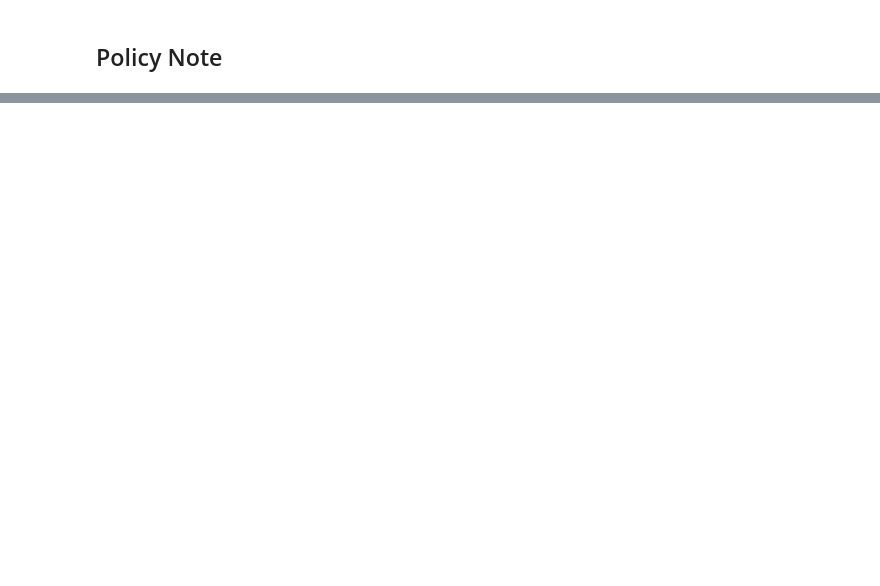
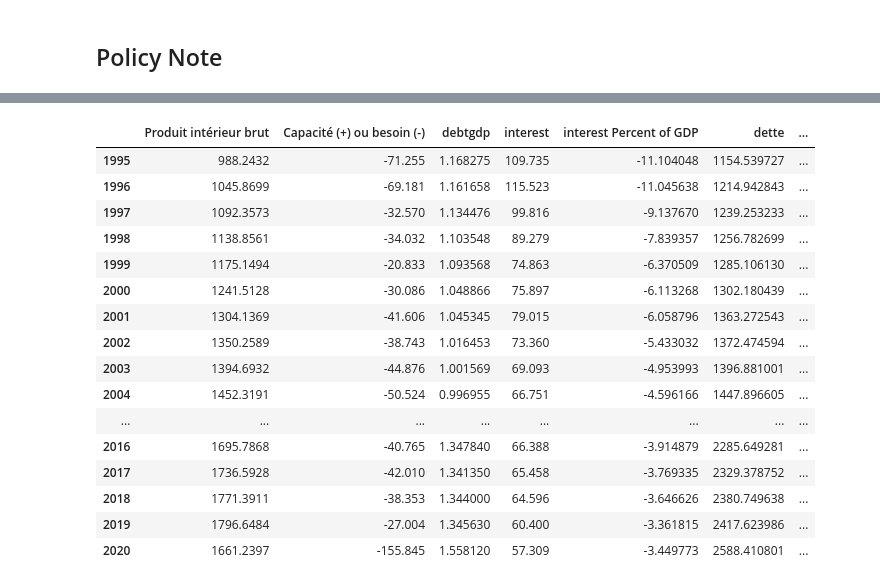
Before and after one commit to alexwellman/macrodata-wellman, a Jupyter notebook: Policy note/Note_Figs2.ipynb, the cells around one changed output, grey strips where cells are left out. Cells and saved outputs as stored; diff of their text form; code cells hidden in the pictures; blank space fills up the shorter version.

```diff
--- a/Policy note/Note_Figs2.ipynb
+++ b/Policy note/Note_Figs2.ipynb
@@ -121,0 +125,20 @@ for country in countries:
+# %%
+df_IT
+# %% [output]
+|  | Produit intérieur brut | Capacité (+) ou besoin (-) | debtgdp | interest | interest Percent of GDP | dette | ... |
+| 1995 | 988.2432 | -71.255 | 1.168275 | 109.735 | -11.104048 | 1154.539727 | ... |
+| 1996 | 1045.8699 | -69.181 | 1.161658 | 115.523 | -11.045638 | 1214.942843 | ... |
+| 1997 | 1092.3573 | -32.570 | 1.134476 | 99.816 | -9.137670 | 1239.253233 | ... |
+| 1998 | 1138.8561 | -34.032 | 1.103548 | 89.279 | -7.839357 | 1256.782699 | ... |
+| 1999 | 1175.1494 | -20.833 | 1.093568 | 74.863 | -6.370509 | 1285.106130 | ... |
+| 2000 | 1241.5128 | -30.086 | 1.048866 | 75.897 | -6.113268 | 1302.180439 | ... |
+| 2001 | 1304.1369 | -41.606 | 1.045345 | 79.015 | -6.058796 | 1363.272543 | ... |
+| 2002 | 1350.2589 | -38.743 | 1.016453 | 73.360 | -5.433032 | 1372.474594 | ... |
+| 2003 | 1394.6932 | -44.876 | 1.001569 | 69.093 | -4.953993 | 1396.881001 | ... |
+| 2004 | 1452.3191 | -50.524 | 0.996955 | 66.751 | -4.596166 | 1447.896605 | ... |
+| ... | ... | ... | ... | ... | ... | ... | ... |
+| 2016 | 1695.7868 | -40.765 | 1.347840 | 66.388 | -3.914879 | 2285.649281 | ... |
+| 2017 | 1736.5928 | -42.010 | 1.341350 | 65.458 | -3.769335 | 2329.378752 | ... |
+| 2018 | 1771.3911 | -38.353 | 1.344000 | 64.596 | -3.646626 | 2380.749638 | ... |
+| 2019 | 1796.6484 | -27.004 | 1.345630 | 60.400 | -3.361815 | 2417.623986 | ... |
+| 2020 | 1661.2397 | -155.845 | 1.558120 | 57.309 | -3.449773 | 2588.410801 | ... |
```
Also changed, not shown: parts of 3 cells of this notebook.
